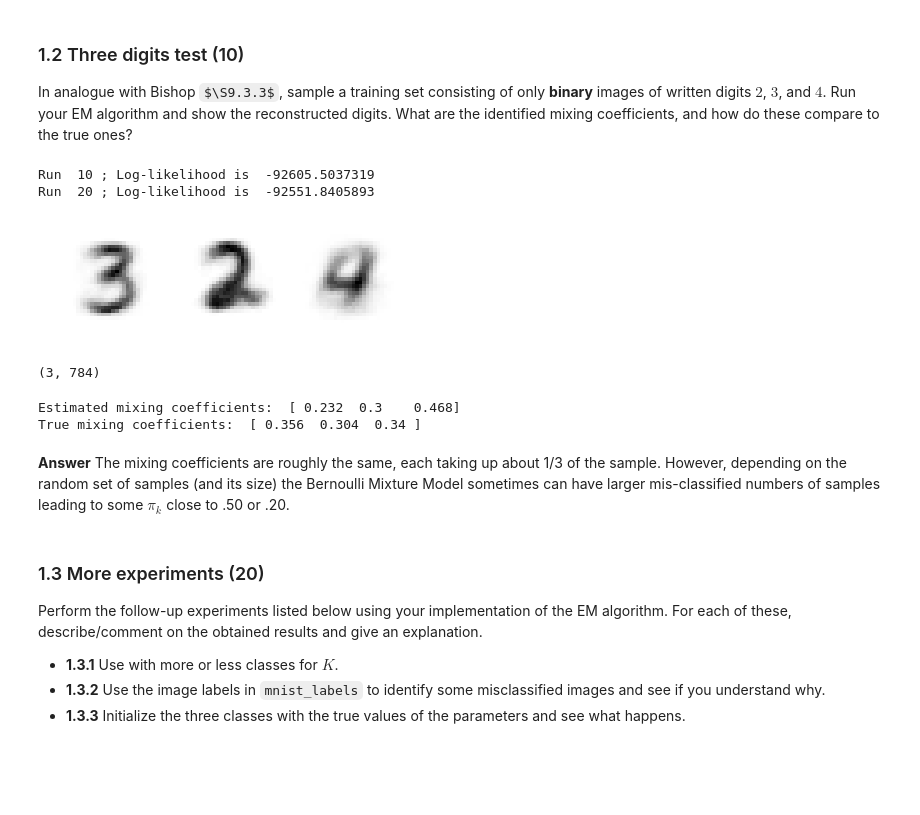
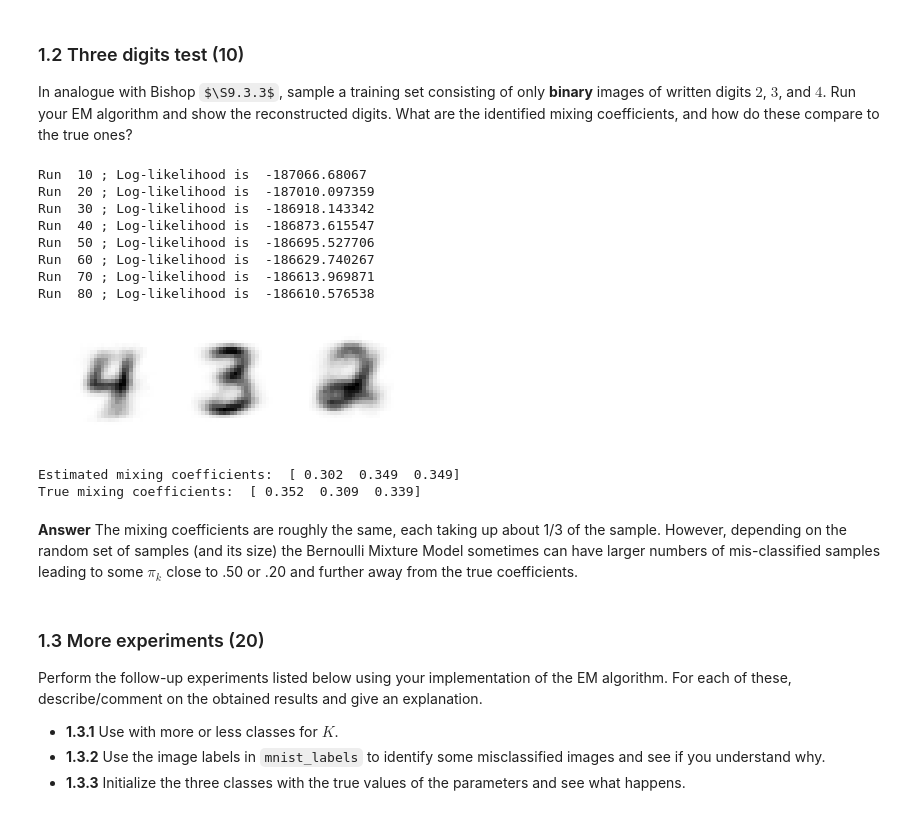
Before and after one commit to thomasklausch2/ml2-lab3, a Jupyter notebook: Lab3.ipynb, the cells around one changed output. Cells and saved outputs as stored; diff of their text form; code cells hidden in the pictures; some formulas as TeX source; blank space fills up the shorter version.

```diff
--- a/Lab3.ipynb
+++ b/Lab3.ipynb
@@ -90,13 +90,13 @@ def logL (x, mu_par, pi_par):
         S = S + np.log (sum (pi_par * P_xn_muk ( x = x, mu_par = mu_par, n=n )) )
     return S
 # %%
-def up_gamma (x, mu_par):
+def up_gamma (x, mu_par, pi_par):
     n = x.shape[0]
     k = mu_par.shape[0]
     gamma = np.zeros([n,k])
     for i in range(n):
         p = P_xn_muk(x = x , mu_par = mu_par, n = i)
-        gamma_n = p * pi / sum(p * pi)
+        gamma_n = p * pi_par / sum(p * pi_par)
         gamma[i,:]= gamma_n
     return gamma
 # %%
@@ -114,27 +114,27 @@ def EM(batch, K, max_iter):
     threshold = 0.000001 # maximum LL change for convergence
     D       = x.shape[1]
     mu      = np.random.uniform(.4,.6, size =  K*D ).reshape(K,D)
-    pi      = 1/K * np.ones( K )
+    pis      = 1/K * np.ones( K )
     # Calculate starting LL
-    LL      = logL(x = x, mu_par = mu, pi_par = pi)
+    LL      = logL(x = x, mu_par = mu, pi_par = pis)
     # Start iterative EM optimization
     i       = 0
     epsilon = 1
     while( epsilon > threshold and max_iter > i):
         i   = i+1
         # E-step
-        gamma_znk = up_gamma(x = x, mu_par = mu)
+        gamma_znk = up_gamma(x = x, mu_par = mu, pi_par = pis)
         # M-step
-        pi, N_k   = up_pi(gamma_znk_par = gamma_znk)
+        pis, N_k   = up_pi(gamma_znk_par = gamma_znk)
         mu        = up_muk(x = x, N_k_par = N_k, gamma_par = gamma_znk)
         # Re-evaluate
         LL_old    = LL
-        LL        = logL(x = x, mu_par = mu, pi_par = pi)
+        LL        = logL(x = x, mu_par = mu, pi_par = pis)
         epsilon   = np.absolute(LL - LL_old)
         if( (i / 10).is_integer() ):
             print("Run ", i, "; Log-likelihood is ", LL)
 
-    return pi, mu, gamma_znk, LL, i
+    return pis, mu, gamma_znk, LL, i
 # %%
 #n = 1000
 #pi_out, mu_out, LL_out, iterations = EM(batch = binary[np.random.randint(0,5000,n)], K = 10, max_iter = 1000)
@@ -152,27 +152,32 @@ digitlist = np.array([i==2 or i==3 or i==4 for i in mnist_labels])
 subset_binary = binary[digitlist]
 subset_labels = mnist_labels[digitlist]
 # %%
-n = 500
+n = 1000
 choice=np.random.choice(np.arange(0,subset_binary.shape[0],1),size=n, replace=False)
 sample_subset_binary = subset_binary[choice]
 sample_subset_labels = subset_labels[choice]
 pi_out, mu_out, gamma_out, LL_out, iterations = EM(batch = sample_subset_binary, K = 3, max_iter = 1000)
 plot_digits(mu_out, numcols=3)
 # %% [output]
-Run  10 ; Log-likelihood is  -92605.5037319
-Run  20 ; Log-likelihood is  -92551.8405893
+Run  10 ; Log-likelihood is  -187066.68067
+Run  20 ; Log-likelihood is  -187010.097359
+Run  30 ; Log-likelihood is  -186918.143342
+Run  40 ; Log-likelihood is  -186873.615547
+Run  50 ; Log-likelihood is  -186695.527706
+Run  60 ; Log-likelihood is  -186629.740267
+Run  70 ; Log-likelihood is  -186613.969871
+Run  80 ; Log-likelihood is  -186610.576538
-[figure, old version]
+[figure, new version]
-(3, 784)
 # %%
 true_pi = np.array([sum(sample_subset_labels == 2), sum(sample_subset_labels == 3), sum(sample_subset_labels  == 4)])/ sample_subset_labels.shape[0]
 # %%
 print("Estimated mixing coefficients: ", np.round(pi_out,3))
 print("True mixing coefficients: ", np.round(true_pi,3))
 # %% [output]
-Estimated mixing coefficients:  [ 0.232  0.3    0.468]
-True mixing coefficients:  [ 0.356  0.304  0.34 ]
+Estimated mixing coefficients:  [ 0.302  0.349  0.349]
+True mixing coefficients:  [ 0.352  0.309  0.339]
 # %% [markdown]
-**Answer** The mixing coefficients are roughly the same, each taking up about 1/3 of the sample. However, depending on the random set of samples (and its size) the Bernoulli Mixture Model sometimes can have larger mis-classified numbers of samples leading to some $\pi_k$ close to .50 or .20.
+**Answer** The mixing coefficients are roughly the same, each taking up about 1/3 of the sample. However, depending on the random set of samples (and its size) the Bernoulli Mixture Model sometimes can have larger  numbers of mis-classified samples leading to some $\pi_k$ close to .50 or .20 and further away from the true coefficients.
 # %% [markdown]
 ### 1.3 More experiments (20)
 Perform the follow-up experiments listed below using your implementation of the EM algorithm. For each of these, describe/comment on the obtained results and give an explanation.
```
Also changed, not shown: parts of 23 cells of this notebook, 1 other file.
